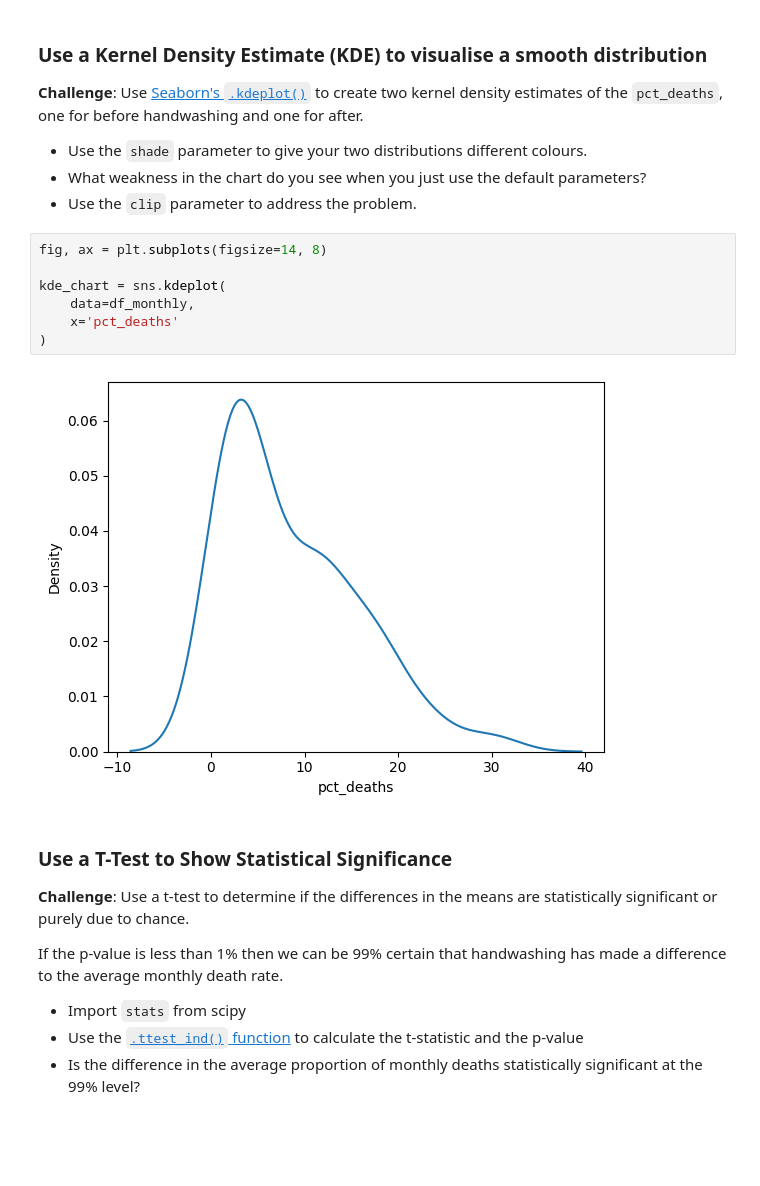
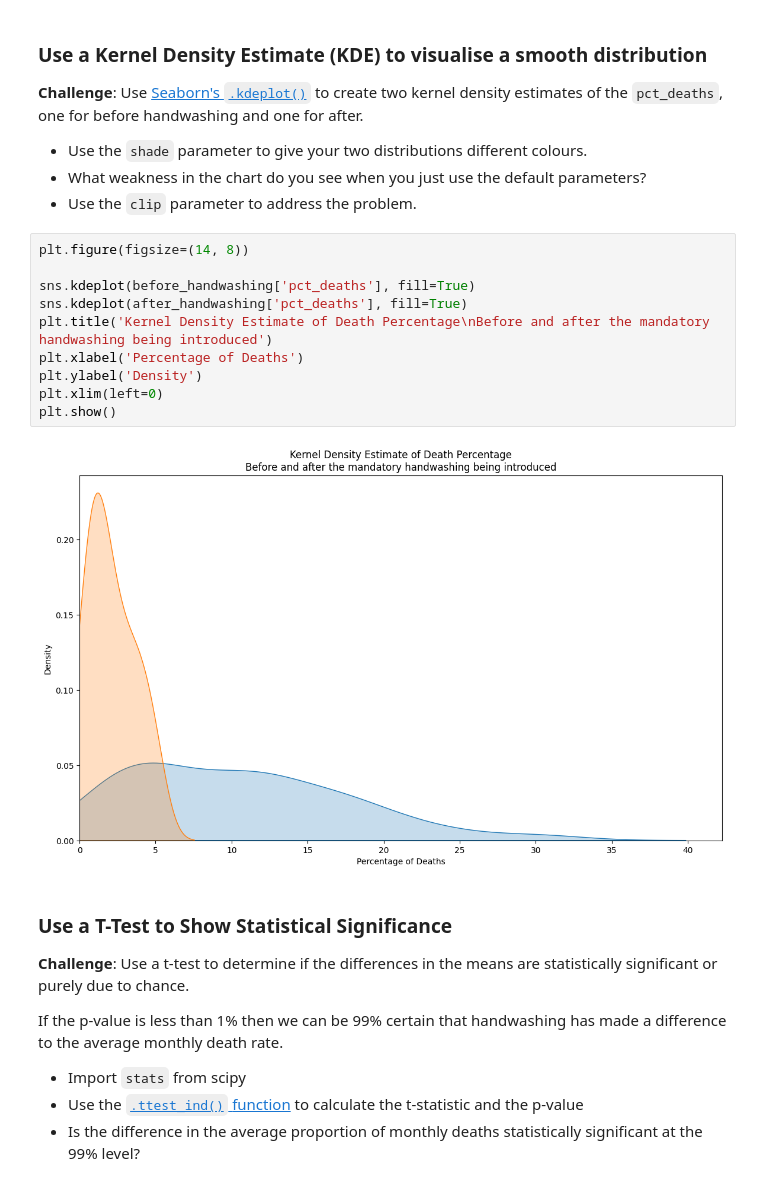
Before and after one commit to LegradiK/handwashing_discovery_histograms_KDE_scipi_matplotlib_numpy, a Jupyter notebook: Dr_Semmelweis_Handwashing_Discovery.ipynb, the cells around one changed output. Saved outputs shown, nothing was run; the diff lists cells and outputs as text; blank space fills up the shorter version.

```diff
--- a/Dr_Semmelweis_Handwashing_Discovery.ipynb
+++ b/Dr_Semmelweis_Handwashing_Discovery.ipynb
@@ -540,15 +540,18 @@ fig.show()
 * Use the `shade` parameter to give your two distributions different colours.
 * What weakness in the chart do you see when you just use the default parameters?
 * Use the `clip` parameter to address the problem.
-# %%
-fig, ax = plt.subplots(figsize=14, 8)
-
-kde_chart = sns.kdeplot(
-    data=df_monthly,
-    x='pct_deaths'
-)
-# %% [output]
-[figure, removed]
+# %%
+plt.figure(figsize=(14, 8))
+
+sns.kdeplot(before_handwashing['pct_deaths'], fill=True)
+sns.kdeplot(after_handwashing['pct_deaths'], fill=True)
+plt.title('Kernel Density Estimate of Death Percentage\nBefore and after the mandatory handwashing being introduced')
+plt.xlabel('Percentage of Deaths')
+plt.ylabel('Density')
+plt.xlim(left=0)
+plt.show()
+# %% [output]
+[figure, added]
 # %% [markdown]
 ### Use a T-Test to Show Statistical Significance
 
```
Also changed, not shown: parts of 6 cells of this notebook.
